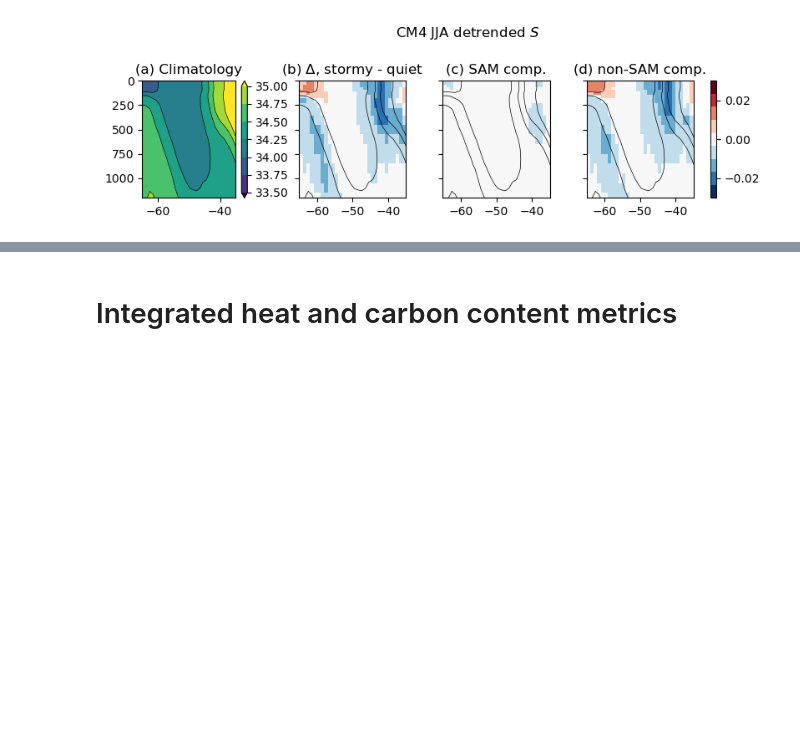
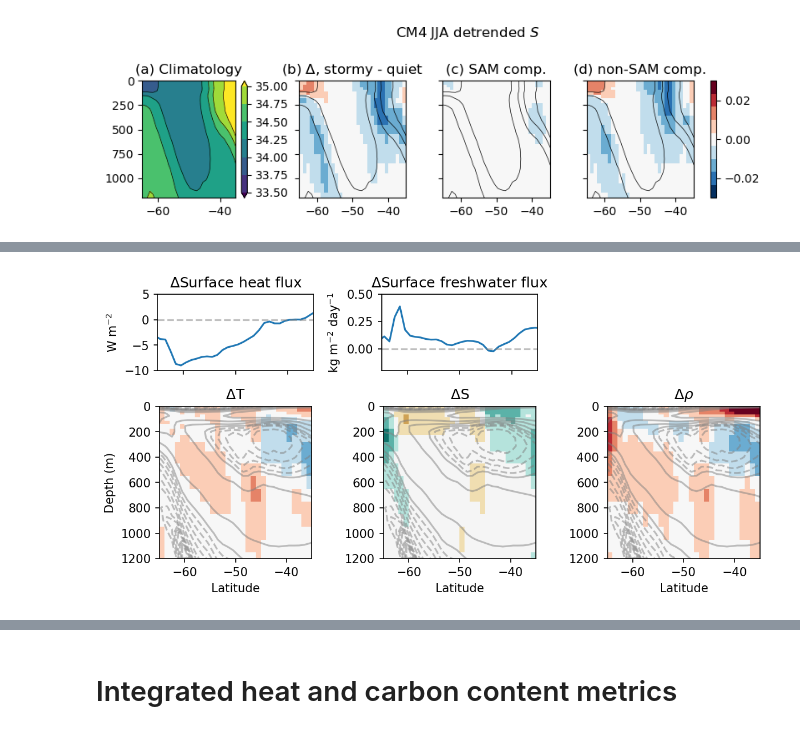
Before and after one commit to keturner8/stormtrack_variability, a Jupyter notebook: notebooks/composites_CMIP_SAMresid.ipynb, the cells around one changed output, grey strips where cells are left out. Cells and saved outputs as stored; diff of their text form; code cells hidden in the pictures; blank space fills up the shorter version.

```diff
--- a/notebooks/composites_CMIP_SAMresid.ipynb
+++ b/notebooks/composites_CMIP_SAMresid.ipynb
@@ -638,0 +734,92 @@ fig.colorbar(im3, ax=axs[1:], orientation='vertical', label='',fraction=0.046, p
+# %%
+ds_heat = xr.open_mfdataset(f"/work/Katherine.Turner/tempest-extremes/{mod}_cmip/data/ocean_monthly_1x1deg*hfds.nc")
+ds_salt = xr.open_mfdataset(f"/work/Katherine.Turner/tempest-extremes/{mod}_cmip/data/ocean_monthly_1x1deg*net_mass*.nc")
+
+idx_high[s] = ds_heat.time.dt.year.isin(high_storms[s].dt.year) & ds_heat.time.dt.season.isin(s)
+idx_low[s] = ds_heat.time.dt.year.isin(low_storms[s].dt.year) & ds_heat.time.dt.season.isin(s)
+
+heat_high = ds_heat.hfds[idx_high[s], :, :].mean(dim="time").compute()
+heat_low = ds_heat.hfds[idx_low[s], :, :].mean(dim="time").compute()
+
+salt_high = (ds_salt.net_massin - ds_salt.net_massout)[idx_high[s], :, :].mean(dim="time").compute()
+salt_low = (ds_salt.net_massin - ds_salt.net_massout)[idx_low[s], :, :].mean(dim="time").compute()
+# %%
+# 6 panel setup with air-sea fluxes
+
+fig, axs = plt.subplots(nrows=2, ncols=3, figsize=(8,4), dpi=150,
+                        sharex=True,
+                        gridspec_kw={
+                        'height_ratios': [1.5,3],
+                        },
+                       )
+
+(heat_high-heat_low).sel(lon=regions["e_pac"]).mean(dim="lon").plot(
+    ax=axs[0][0]
+)
+axs[0][0].plot([-65, -35], [0, 0], linestyle='dashed', color='grey', alpha=0.5)
+axs[0][0].set_ylim([-10, 5])
+
+(60**2*24*(salt_high-salt_low)).sel(lon=regions["e_pac"]).mean(dim="lon").plot(
+    ax=axs[0][1]
+)
+axs[0][1].plot([-65, -35], [0, 0], linestyle='dashed', color='grey', alpha=0.5)
+axs[0][1].set_ylim([-0.2, 0.5])
+
+for i, v in enumerate(var):
+    ds_v = xr.open_dataset(
+        f"/work/Katherine.Turner/tempest-extremes/{mod}_cmip/data/{v}_{s}_detrend.nc"
+    )
+
+    da = ds_v[f"{v}_detrend"]
+
+    idx_high[s] = da.time.dt.year.isin(high_storms[s].dt.year)
+    idx_low[s] = da.time.dt.year.isin(low_storms[s].dt.year)
+
+    da_high = da[idx_high[s], :, :, :].mean(dim="time")
+    da_low = da[idx_low[s], :, :, :].mean(dim="time")
+
+
+    (da_high - da_low).sel(lon=regions["e_pac"]).mean(dim="lon").plot(
+        ax=axs[1][i],
+        vmin=-1 * dd["v0"][v], vmax=dd["v0"][v],
+        cmap=dd["cm"][v],
+        extend='neither',
+        add_colorbar=False,
+        #cbar_kwargs={"label": "",
+        #             "shrink": 0.75},
+    )
+
+    pv_mean.plot.contour(ax=axs[1][i], levels=levels[:18], linestyles="dashed", colors="grey", alpha=0.5)
+    pv_mean.plot.contour(ax=axs[1][i], levels=levels[18::3], linestyles="solid", colors="grey", alpha=0.5)
+
+    for j in range(2):
+        axs[j][i].set_xlim([-65, -35])
+        axs[j][i].set_xlabel('')
+        axs[j][i].set_ylabel('')
+
+    axs[1][i].set_ylim([1200, 0])
+    axs[1][i].set_box_aspect(1)
+    axs[1][i].set_xlabel('Latitude')
+
+axs[0][0].set_title('$\Delta$Surface heat flux')
+axs[0][0].set_ylabel('W m$^{-2}$')
+
+axs[0][1].set_title('$\Delta$Surface freshwater flux')
+axs[0][1].set_ylabel('kg m$^{-2}$ day$^{-1}$')
+
+axs[0][2].remove()
+
+axs[1][0].set_title('$\Delta$T')
+axs[1][0].set_ylabel('Depth (m)')
+
+axs[1][1].set_title('$\Delta$S')
+#axs[1][1].set_yticklabels([])
+axs[1][2].set_title(r'$\Delta \rho$')
+#axs[1][2].set_yticklabels([])
+
+
+plt.tight_layout()
+
+plt.savefig(f'/work/Katherine.Turner/stormtrack_variability/figures/composites/{mod}_interior_5panel.eps',
+               format='eps')
+# %% [output]
@@ -638,0 +827 @@ fig.colorbar(im3, ax=axs[1:], orientation='vertical', label='',fraction=0.046, p
+[figure, added]
```
Also changed, not shown: parts of 43 cells of this notebook, 8 other files.
